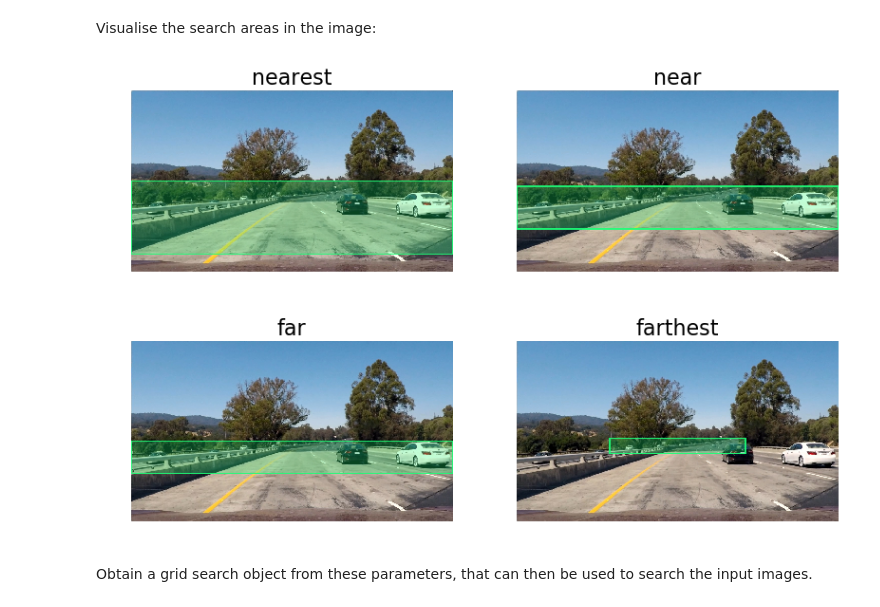
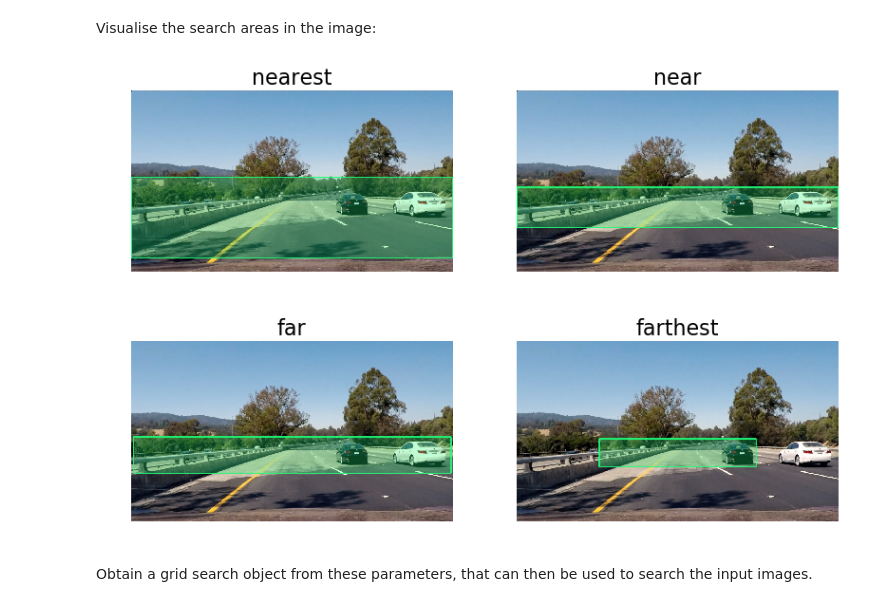
Before and after one commit to MarkDekker/CarND-Vehicle-Detection, a Jupyter notebook: README.ipynb, the cells around one changed output. Cells and saved outputs as stored; diff of their text form; code cells hidden in the pictures.

```diff
--- a/README.ipynb
+++ b/README.ipynb
@@ -154,17 +152,23 @@ search_areas = {'nearest':  ((  0, 360), (1280, 650)),
+# %%
+search_areas = {'nearest':  (( 0, 43), (160, 83)),
+                'near':     (( 0, 48), (160, 68)),
+                'far':      (( 1, 48), (159, 66)),
+                'farthest': ((41, 49), (119, 63))}
 # %% [markdown]
 Visualise the search areas in the image:
 # %%
-preview = import_image('./test_images/test1.jpg')
+preview = import_image('./test_images/test4.jpg')
 
 plt.subplots(2, 2, figsize=(12, 8), dpi=80)
 i = 0
 
 for name, area_of_interest in search_areas.items():
+    area_of_interest = [(tup[0] * cell_size, tup[1] * cell_size) for tup in area_of_interest]
     i += 1
     plt.subplot(2, 2, i)
     plot_image(quick_rectangle(preview, area_of_interest, filled=True), title=name)
 # %% [output]
-[figure, old version]
+[figure, new version]
 # %% [markdown]
 Obtain a grid search object from these parameters, that can then be used to search the input images.
 # %%
```
Also changed, not shown: parts of 35 cells of this notebook, 2 other files.
